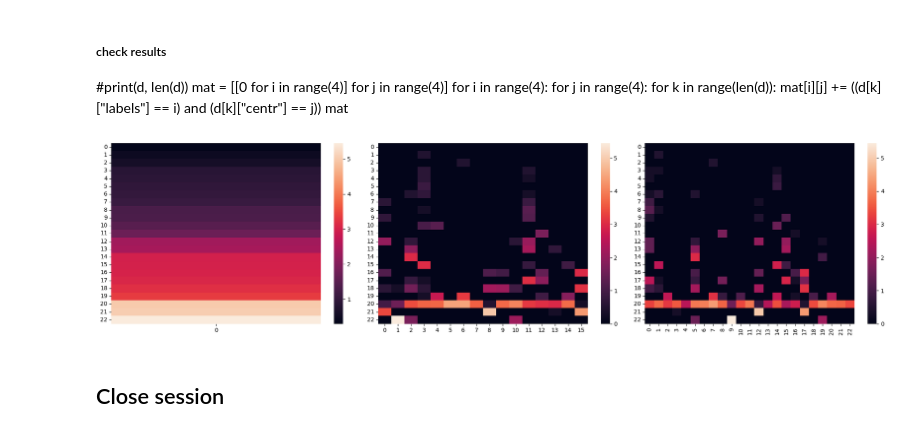
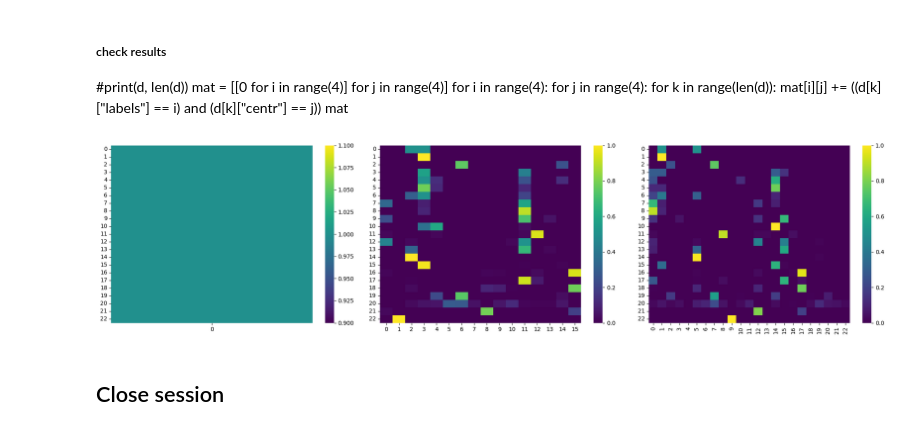
Before and after one commit to group9ine/distributed-k-means, a Jupyter notebook: notebooks/parallel_kmeans_dataframe.ipynb, the cells around one changed output. Saved outputs shown, nothing was run; the diff lists cells and outputs as text; code cells hidden in the pictures.

```diff
--- a/notebooks/parallel_kmeans_dataframe.ipynb
+++ b/notebooks/parallel_kmeans_dataframe.ipynb
@@ -321,21 +321,35 @@ p_mat = np.zeros(shape= ((np.max(p_data, axis=0)+1)[0:2]).tolist())
 m_mat = np.zeros(shape= ((np.max(m_data, axis=0)+1)[0:2]).tolist())
 # %%
 for d in u_data:
-    u_mat[d[0]][d[1]]=np.log10(d[2])
+    u_mat[d[0]][d[1]]=d[2]
 
 for d in p_data:
-    p_mat[d[0]][d[1]]=np.log10(d[2])
+    p_mat[d[0]][d[1]]=d[2]
 
 for d in m_data:
-    m_mat[d[0]][d[1]]=np.log10(d[2])
+    m_mat[d[0]][d[1]]=d[2]
+
+
+for i in range(len(u_mat)):
+    u_mat[i]/= sum(u_mat[i])
+
+for i in range(len(p_mat)):
+    p_mat[i]/= sum(p_mat[i])
+
+for i in range(len(m_mat)):
+    m_mat[i]/= sum(m_mat[i])
+
+#u_mat=np.log10(u_mat)
+#p_mat=np.log10(p_mat)
+#m_mat=np.log10(m_mat)
 # %%
 fig, ax=plt.subplots(ncols=3, figsize=(20,5))
-sns.heatmap(u_mat, ax=ax[0])
-sns.heatmap(p_mat, ax=ax[1])
-sns.heatmap(m_mat, ax=ax[2])
+sns.heatmap(u_mat, ax=ax[0], cmap="viridis")
+sns.heatmap(p_mat, ax=ax[1], cmap="viridis")
+sns.heatmap(m_mat, ax=ax[2], cmap="viridis")
 fig.tight_layout()
 # %% [output]
-[figure, old version]
+[figure, new version]
 # %% [markdown]
 ## Close session
 # %%
```
